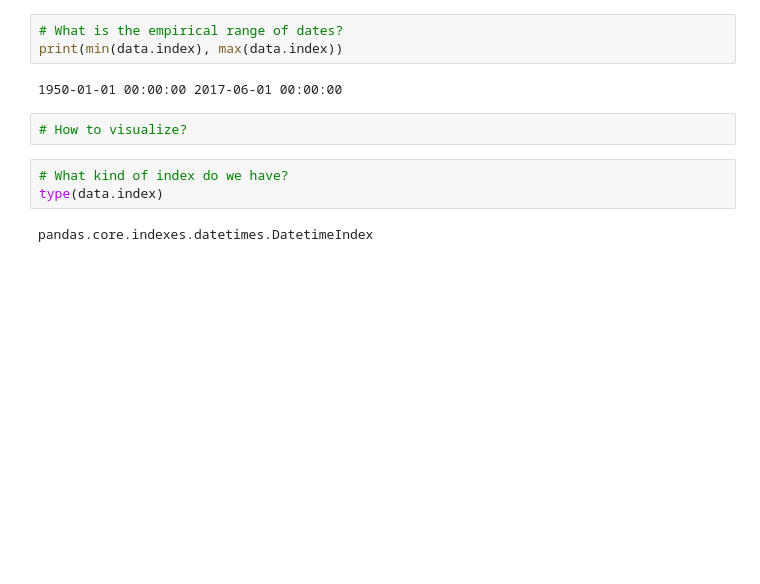
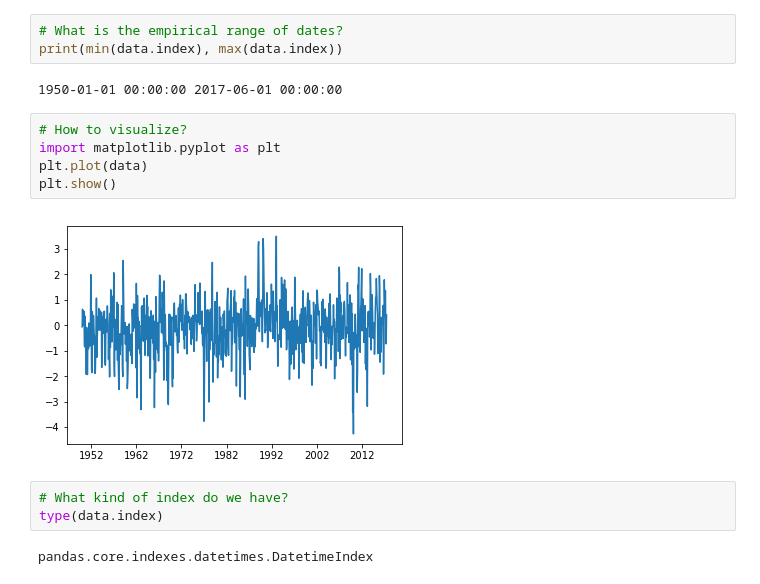
Before and after one commit to gpguerra7/Springboard-Exercises, a Jupyter notebook: TimeSeriesAnalysisWithPython-master/3. Reading in data and making sensible data frames.ipynb, the cells around one changed output. Saved outputs shown, nothing was run; the diff lists cells and outputs as text; blank space fills up the shorter version.

```diff
--- a/TimeSeriesAnalysisWithPython-master/3. Reading in data and making sensible data frames.ipynb
+++ b/TimeSeriesAnalysisWithPython-master/3. Reading in data and making sensible data frames.ipynb
@@ -52,8 +52,13 @@ data['1950':'1952'] #What do you notice about the range of dates?
 print(min(data.index), max(data.index))
 # %% [output]
 1950-01-01 00:00:00 2017-06-01 00:00:00
-# %%
-# How to visualize?
+# %%
+# How to visualize?
+import matplotlib.pyplot as plt
+plt.plot(data)
+plt.show()
+# %% [output]
+[figure, added]
 # %%
 # What kind of index do we have?
 type(data.index)
```
Also changed, not shown: parts of 6 cells of this notebook, 4 other files.
